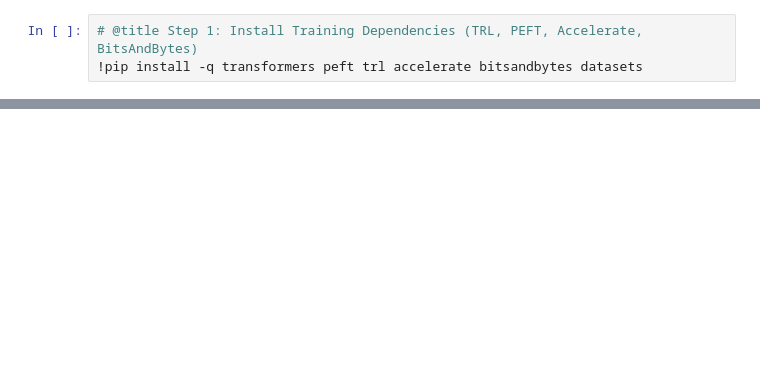
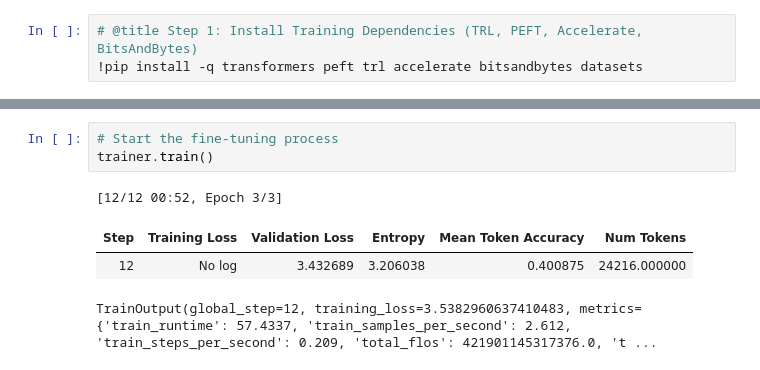
Before and after one commit to SaiKiranKumarNalla/tenglish-lm, a Jupyter notebook: notebooks/03_FineTune_Sarvam_Telugu_Tenglish.ipynb, the cells around one changed output, grey strips where cells are left out. Cells and saved outputs as stored; diff of their text form; blank space fills up the shorter version.

```diff
--- a/notebooks/03_FineTune_Sarvam_Telugu_Tenglish.ipynb
+++ b/notebooks/03_FineTune_Sarvam_Telugu_Tenglish.ipynb
@@ -106,0 +190,8 @@ print("Training configuration ready. Run trainer.train() to begin fine-tuning!")
+# %%
+# Start the fine-tuning process
+trainer.train()
+# %% [output]
+[12/12 00:52, Epoch 3/3]
+| Step | Training Loss | Validation Loss | Entropy | Mean Token Accuracy | Num Tokens |
+| 12 | No log | 3.432689 | 3.206038 | 0.400875 | 24216.000000 |
+TrainOutput(global_step=12, training_loss=3.5382960637410483, metrics={'train_runtime': 57.4337, 'train_samples_per_second': 2.612, 'train_steps_per_second': 0.209, 'total_flos': 421901145317376.0, 't ...
```
Also changed, not shown: parts of 11 cells of this notebook.
